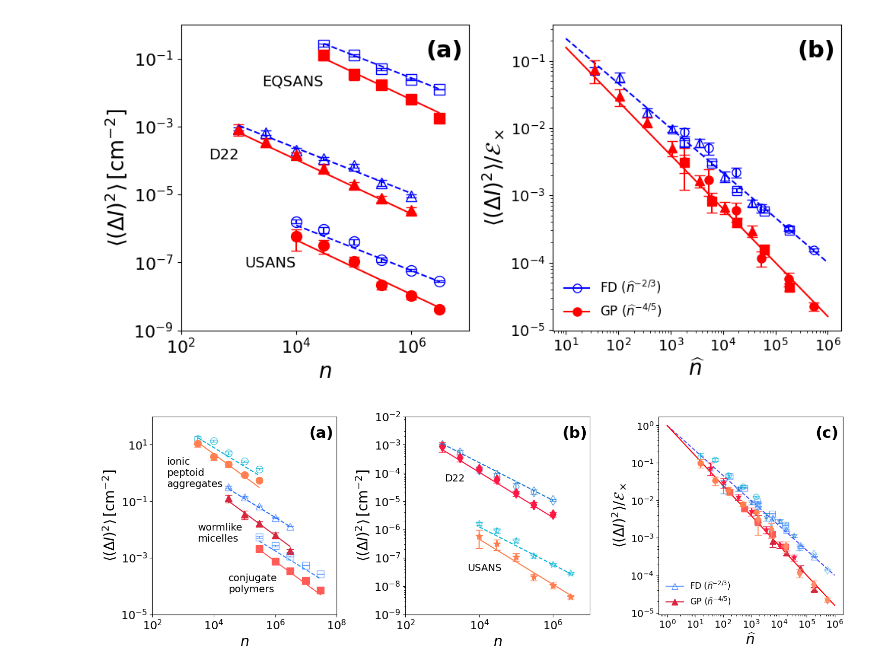
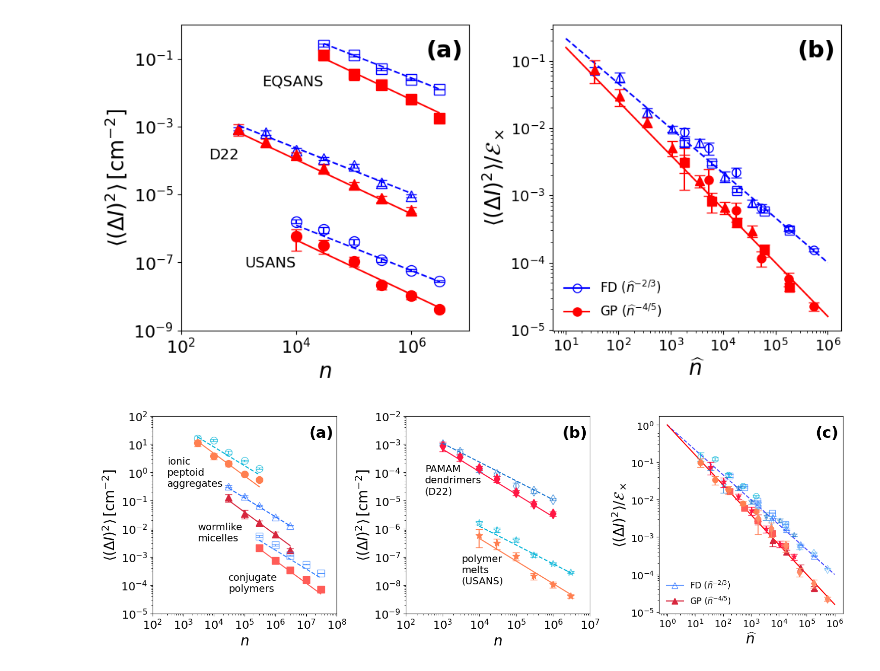
Before and after one commit to ch-tung/MLSR, a Jupyter notebook: binning/plot_1D_instr_scale.ipynb, the cells around one changed output. Drawn from its saved outputs; the diff is of its cells as text; code cells hidden in the pictures.

```diff
--- a/binning/plot_1D_instr_scale.ipynb
+++ b/binning/plot_1D_instr_scale.ipynb
@@ -411,6 +411,10 @@ ax.set_ylabel(r'$\langle(\Delta I)^2\rangle\,[\mathrm{cm^{-2}}]$', fontsize=20)
 ax.tick_params(axis='both', labelsize=16)
 ax.set_ylim([1e-5, 1e2])
 ax.set_xlim([1e2, 1e8])
+ax.xaxis.set_major_locator(matplotlib.ticker.LogLocator(base=10.0, numticks=10))
+ax.xaxis.set_minor_locator(matplotlib.ticker.LogLocator(base=10.0, subs='auto', numticks=100))
+ax.yaxis.set_major_locator(matplotlib.ticker.LogLocator(base=10.0, numticks=10))
+ax.yaxis.set_minor_locator(matplotlib.ticker.LogLocator(base=10.0, subs='auto', numticks=100))
 
 ax.text(0.85, 0.95, panel_labels[0], transform=ax.transAxes, fontsize=22, verticalalignment='top', fontweight='bold')
 
@@ -421,8 +425,8 @@ with open("plot_D22.json", "r") as f:
     plot_D22_loaded = json.load(f)
 
 datasets_2 = [
-    ("USANS", plot_USANS_loaded, [2e-9, 2e-6], [5e3, 5e6], '*'),
-    ("D22", plot_D22_loaded, [1e-6, 2e-3], [5e2, 2e6], 'd')
+    ("polymer\nmelts\n(USANS)", plot_USANS_loaded, [2e-9, 2e-6], [5e3, 5e6], '*'),
+    ("PAMAM\ndendrimers\n(D22)", plot_D22_loaded, [1e-6, 2e-3], [5e2, 2e6], 'd')
 ]
 
 ax = axes[1]
@@ -449,7 +453,7 @@ for idx, (name, plot_loaded, ylim, xlim, marker) in enumerate(datasets_2):
         ax.errorbar(total_counts, gpr_actual, yerr=gpr_actual_std, fmt='none', ecolor=color_r, elinewidth=1.5, capsize=5)
 
         if i_c == 0:
-            ax.text(total_counts*4, gpr_actual/20, name, fontsize=14, color='k', verticalalignment='bottom', horizontalalignment='right')
+            ax.text(total_counts/3, gpr_actual/60, name, fontsize=14, color='k', verticalalignment='bottom', horizontalalignment='left')
 
     # Calculate theoretical curves
     total_counts_list = [pt[0] for pt in plot_fd_actual]
@@ -475,6 +479,10 @@ ax.set_ylabel(r'$\langle(\Delta I)^2\rangle\,[\mathrm{cm^{-2}}]$', fontsize=20)
 ax.tick_params(axis='both', labelsize=16)
 ax.set_ylim([1e-9, 1e-2])
 ax.set_xlim([1e2, 1e7])
+ax.xaxis.set_major_locator(matplotlib.ticker.LogLocator(base=10.0, numticks=10))
+ax.xaxis.set_minor_locator(matplotlib.ticker.LogLocator(base=10.0, subs='auto', numticks=100))
+ax.yaxis.set_major_locator(matplotlib.ticker.LogLocator(base=10.0, numticks=10))
+ax.yaxis.set_minor_locator(matplotlib.ticker.LogLocator(base=10.0, subs='auto', numticks=100))
 
 ax.text(0.85, 0.95, panel_labels[1], transform=ax.transAxes, fontsize=22, verticalalignment='top', fontweight='bold')
 
@@ -544,31 +552,33 @@ for idx, (name, plot_loaded, ylim, xlim, marker) in enumerate(datasets):
         if label: fd_data_labeled = True
 
     # Plot scaled GPR actual points
     for total_counts, gpr_actual, gpr_actual_std in plot_gp_actual:
         n_hat_val = total_counts / n_cross
         E_hat_val = gpr_actual / E_cross
         E_hat_std = gpr_actual_std / E_cross
 
         label = r'GP ($\widehat{n}^{-4/5}$)' if not gp_data_labeled else None
         ax4.loglog(n_hat_val, E_hat_val, color=color_r, markersize=8, fillstyle='full', label=label, marker=marker)
         ax4.errorbar(n_hat_val, E_hat_val, yerr=E_hat_std, fmt='none', ecolor=color_r, elinewidth=1.5, capsize=5)
         if label: gp_data_labeled = True
 # Add legend to ax4, showing only one entry per label
 handles, labels = ax4.get_legend_handles_labels()
 unique = dict()
 for h, l in zip(handles, labels):
     if l not in unique and l is not None:
         unique[l] = h
 ax4.legend(unique.values(), unique.keys(), fontsize=12, frameon=False, loc='lower left')
 ax4.text(0.85, 0.95, panel_labels[2], transform=ax4.transAxes, fontsize=22, verticalalignment='top', fontweight='bold')
 
 ax4.set_xlabel(r'$\widehat{n}$', fontsize=20)
 ax4.set_ylabel(r'$\langle(\Delta I)^2\rangle/\mathcal{E}_\times$', fontsize=20)
 ax4.tick_params(axis='both', labelsize=14)
 ax4.set_xscale('log')
 ax4.xaxis.set_major_locator(matplotlib.ticker.LogLocator(base=10.0, numticks=10))
 ax4.xaxis.set_minor_locator(matplotlib.ticker.LogLocator(base=10.0, subs='auto', numticks=100))
+ax4.yaxis.set_major_locator(matplotlib.ticker.LogLocator(base=10.0, numticks=10))
+ax4.yaxis.set_minor_locator(matplotlib.ticker.LogLocator(base=10.0, subs='auto', numticks=100))
 # ax4.grid(True, which='both', ls=':', alpha=0.7)
 fig.tight_layout()
 # %% [output]
-[figure, old version]
+[figure, new version]
```
Also changed, not shown: parts of 1 cell of this notebook, 2 other files.
